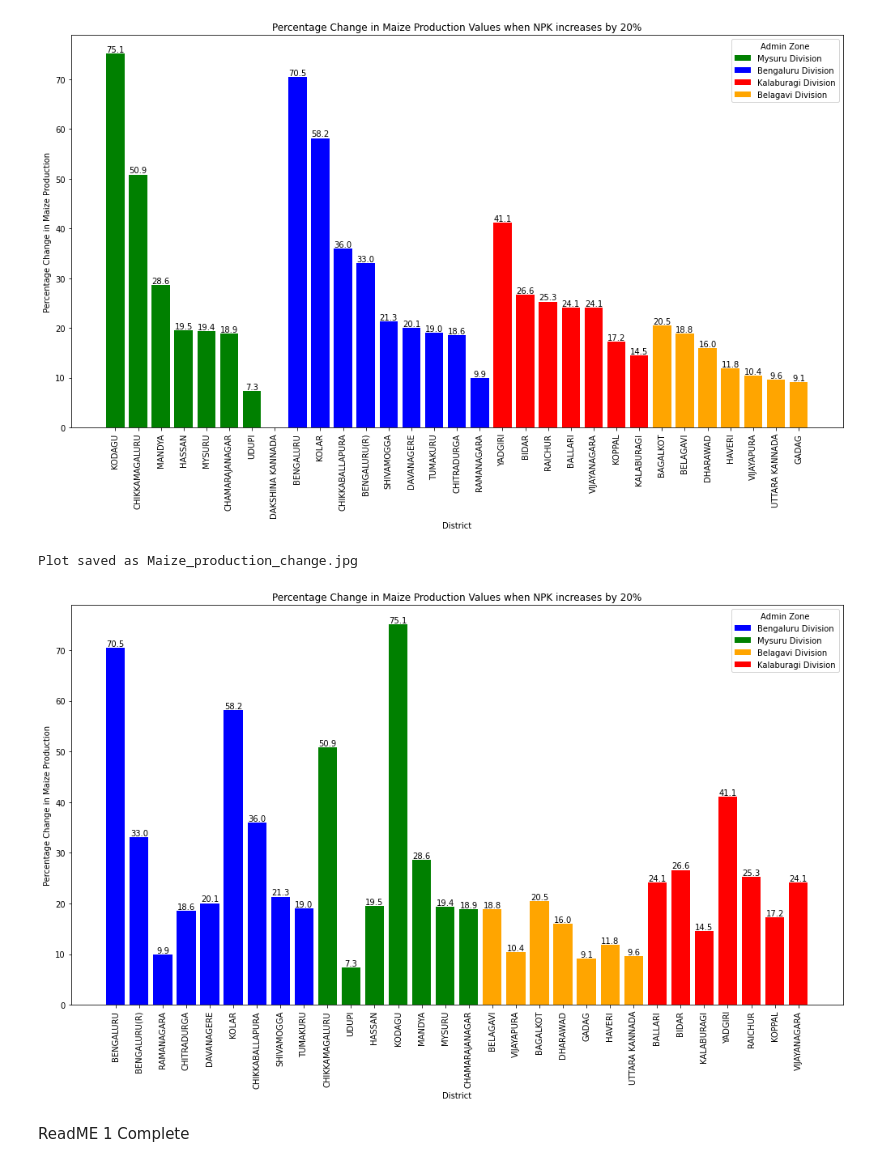
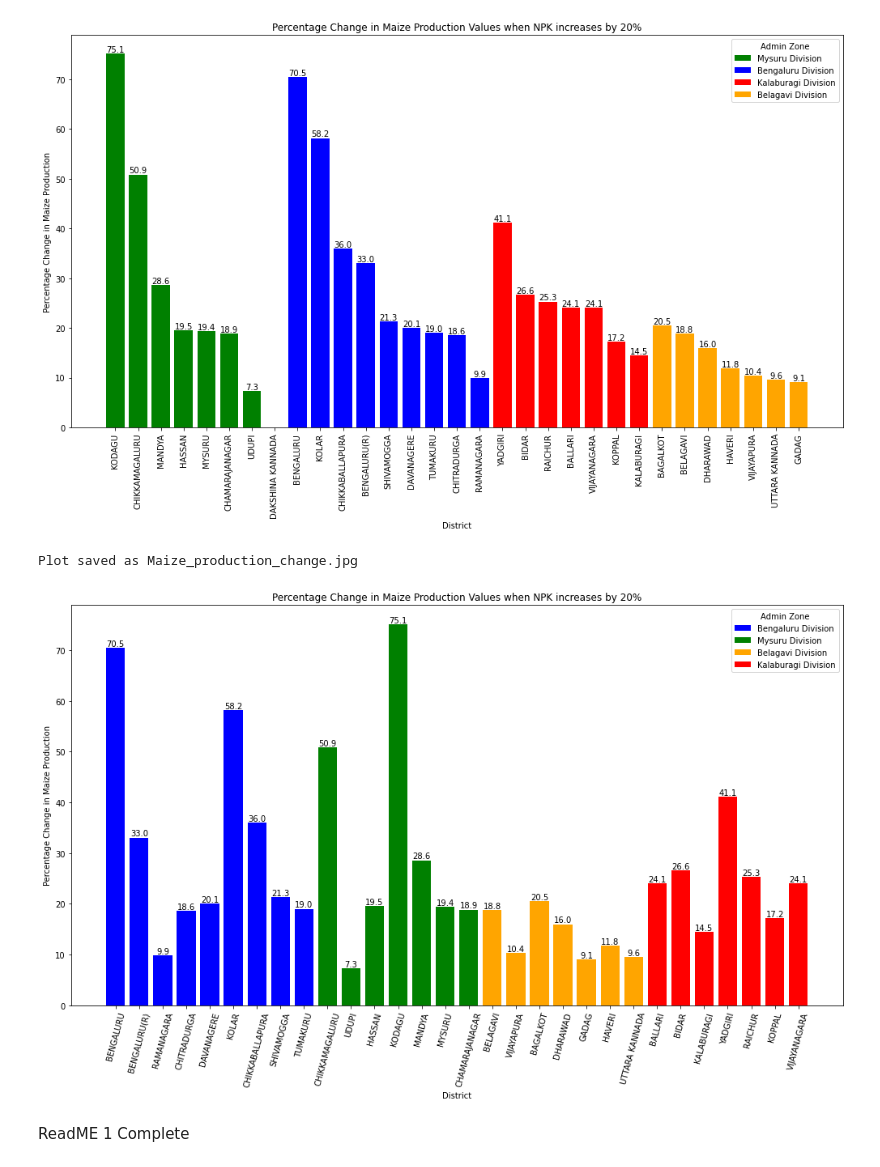
Before and after one commit to WSL-IIITB/WSL_IM_24-25, a Jupyter notebook: Predictive_1D-2D_Prescriptive.ipynb, the cells around one changed output. Saved outputs shown, nothing was run; the diff lists cells and outputs as text; code cells hidden in the pictures.

```diff
--- a/Predictive_1D-2D_Prescriptive.ipynb
+++ b/Predictive_1D-2D_Prescriptive.ipynb
@@ -1395,35 +1395,35 @@ def calculate_and_visualize_2(perturbation, crop, Working_Directory, what, save_
             plt.text(bar.get_x() + bar.get_width() / 2,
                      bar.get_height(),
                      f'{value:.1f}',
                      ha='center',
                      va='bottom',
                      fontsize=10)
 
     plt.xlabel('District')
     plt.ylabel(f'Percentage Change in {crop} Production')
     plt.title(f'Percentage Change in {crop} Production Values when {what} increases by {perturbation}%')
-    plt.xticks(rotation=90)
+    plt.xticks(rotation=75)
     plt.legend(title='Admin Zone')
     plt.tight_layout()
 
     # Save the plot as a jpg if save_as_image is True
     if save_as_image:
         plt.savefig(image_name, format='jpg', dpi=300)
         print(f"Plot saved as {image_name}")
 
     # Show the plot
     plt.show()
 
 # Example usage:
 perturbation = 20
 what = 'NPK'  # Factor to be used
 crop = 'Maize'  # Or 'Maize'
 
 # Assuming Working_Directory is a DataFrame that has all necessary columns defined
 calculate_and_visualize_2(perturbation, crop, Working_Directory, what, save_as_image=True, image_name="Maize_production_change.jpg")
 # %% [output]
 Plot saved as Maize_production_change.jpg
-[figure, old version]
+[figure, new version]
 # %% [markdown]
 ReadME 1 Complete
 # %% [markdown]
```
Also changed, not shown: parts of 2 cells of this notebook, 16 other files.
